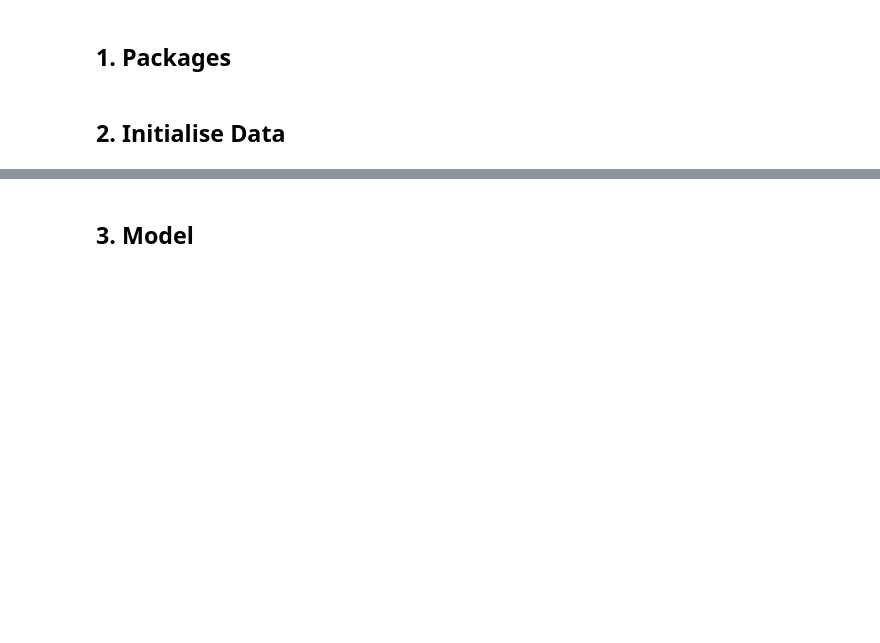
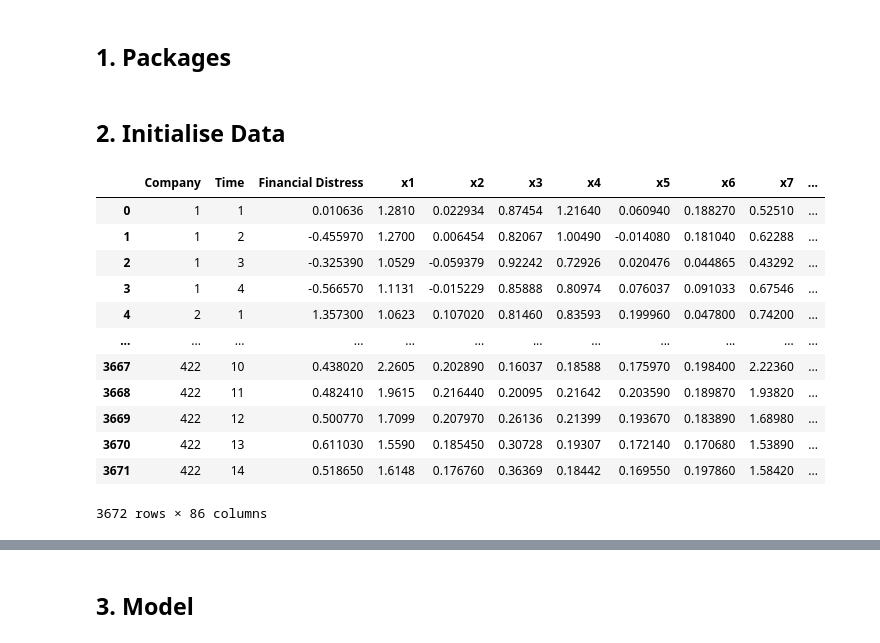
Before and after one commit to KwaziZungu/Financial-Distress-Analysis, a Jupyter notebook: main.ipynb, the cells around one changed output, grey strips where cells are left out. Drawn from its saved outputs; the diff is of its cells as text; code cells hidden in the pictures; blank space fills up the shorter version.

```diff
--- a/main.ipynb
+++ b/main.ipynb
@@ -13,6 +13,21 @@ from sklearn.model_selection import train_test_split, GridSearchCV
 ## 2. Initialise Data
 # %%
 df = pd.read_csv("Financial_Distress.csv")
+df
+# %% [output]
+|  | Company | Time | Financial Distress | x1 | x2 | x3 | x4 | x5 | x6 | x7 | ... |
+| 0 | 1 | 1 | 0.010636 | 1.2810 | 0.022934 | 0.87454 | 1.21640 | 0.060940 | 0.188270 | 0.52510 | ... |
+| 1 | 1 | 2 | -0.455970 | 1.2700 | 0.006454 | 0.82067 | 1.00490 | -0.014080 | 0.181040 | 0.62288 | ... |
+| 2 | 1 | 3 | -0.325390 | 1.0529 | -0.059379 | 0.92242 | 0.72926 | 0.020476 | 0.044865 | 0.43292 | ... |
+| 3 | 1 | 4 | -0.566570 | 1.1131 | -0.015229 | 0.85888 | 0.80974 | 0.076037 | 0.091033 | 0.67546 | ... |
+| 4 | 2 | 1 | 1.357300 | 1.0623 | 0.107020 | 0.81460 | 0.83593 | 0.199960 | 0.047800 | 0.74200 | ... |
+| ... | ... | ... | ... | ... | ... | ... | ... | ... | ... | ... | ... |
+| 3667 | 422 | 10 | 0.438020 | 2.2605 | 0.202890 | 0.16037 | 0.18588 | 0.175970 | 0.198400 | 2.22360 | ... |
+| 3668 | 422 | 11 | 0.482410 | 1.9615 | 0.216440 | 0.20095 | 0.21642 | 0.203590 | 0.189870 | 1.93820 | ... |
+| 3669 | 422 | 12 | 0.500770 | 1.7099 | 0.207970 | 0.26136 | 0.21399 | 0.193670 | 0.183890 | 1.68980 | ... |
+| 3670 | 422 | 13 | 0.611030 | 1.5590 | 0.185450 | 0.30728 | 0.19307 | 0.172140 | 0.170680 | 1.53890 | ... |
+| 3671 | 422 | 14 | 0.518650 | 1.6148 | 0.176760 | 0.36369 | 0.18442 | 0.169550 | 0.197860 | 1.58420 | ... |
+3672 rows × 86 columns
 # %%
 # variables
 X = df.drop( columns=["Financial Distress", "Company"] ).copy()
```
Also changed, not shown: parts of 3 cells of this notebook.
